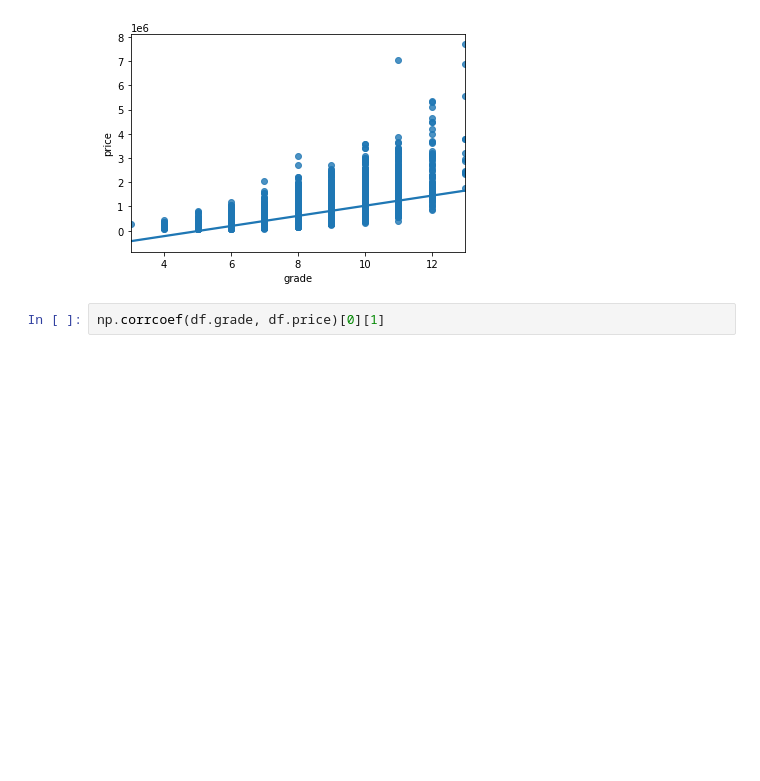
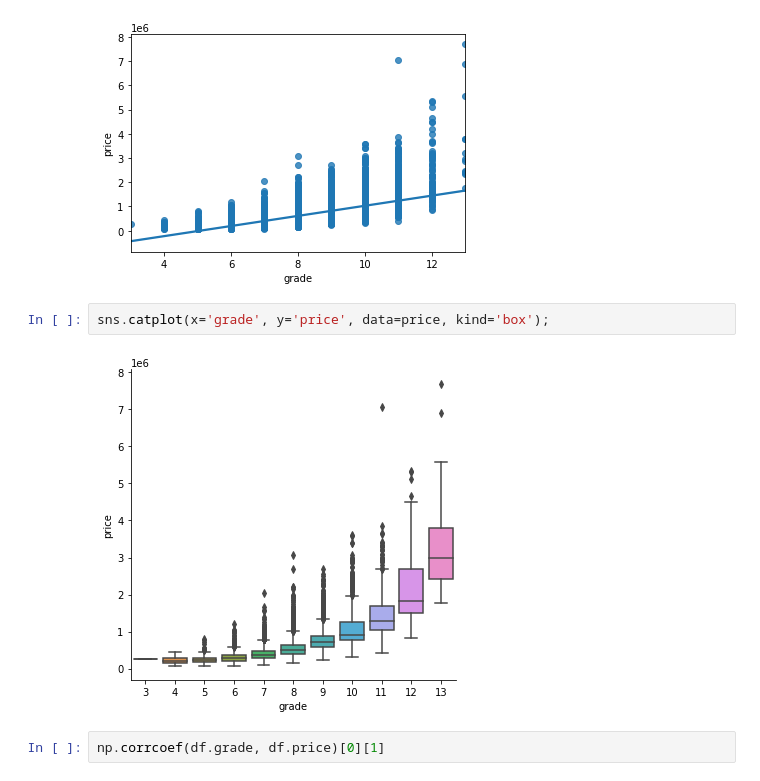
Before and after one commit to letruong711/Seattle-Area-Housing-Analysis, a Jupyter notebook: Starting Analysis.ipynb, the cells around one changed output. Saved outputs shown, nothing was run; the diff lists cells and outputs as text; blank space fills up the shorter version.

```diff
--- a/Starting Analysis.ipynb
+++ b/Starting Analysis.ipynb
@@ -406,6 +406,10 @@ price['grade'].hist();
 sns.regplot(x="grade", y="price", data=price);
 # %% [output]
 [figure]
+# %%
+sns.catplot(x='grade', y='price', data=price, kind='box');
+# %% [output]
+[figure, added]
 # %%
 np.corrcoef(df.grade, df.price)[0][1]
 # %% [output]
```
Also changed, not shown: parts of 9 cells of this notebook.
